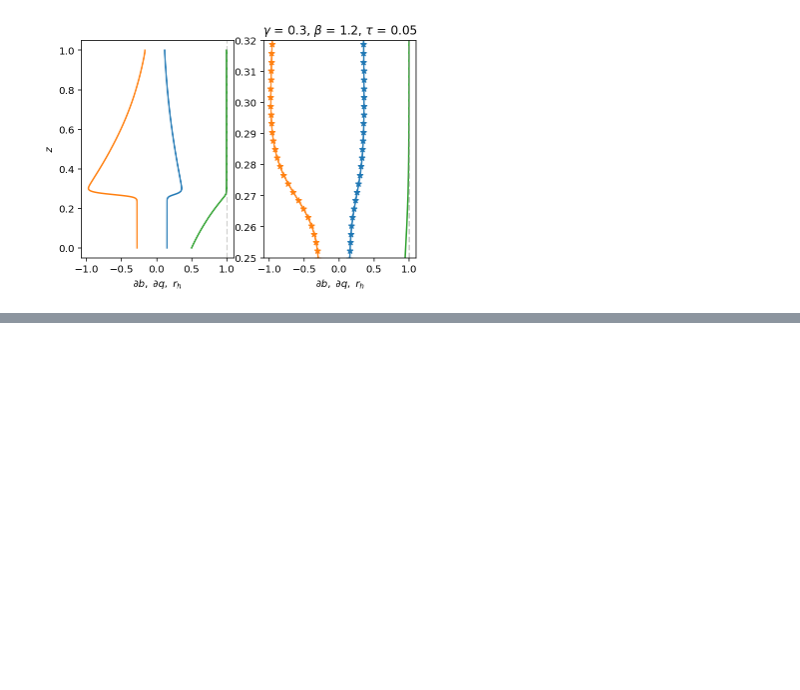
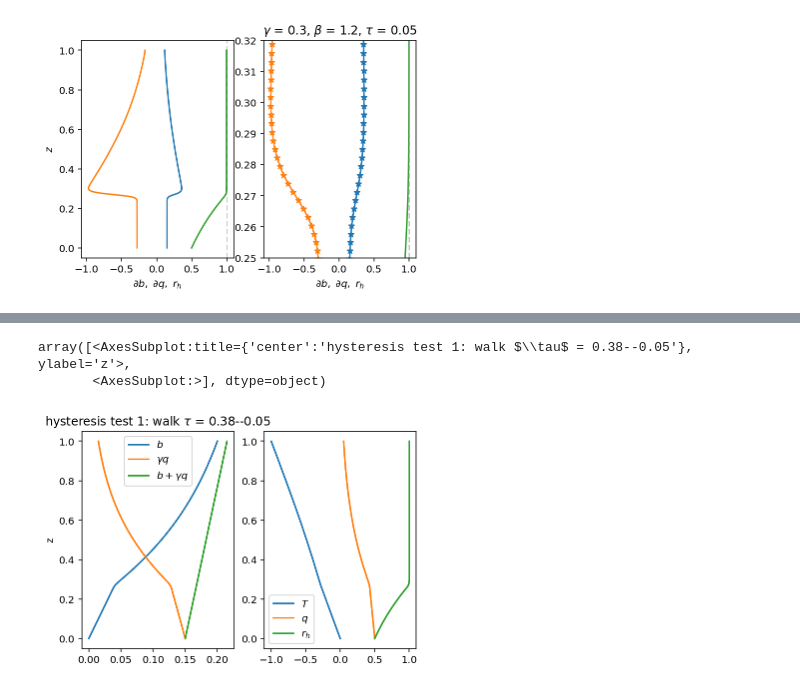
Before and after one commit to jsoishi/rainy_benard_aggregation, a Jupyter notebook: python/nlbvp/rainy_benard_lambert_W_unsaturated_atm.ipynb, the cells around one changed output, grey strips where cells are left out. Cells and saved outputs as stored; diff of their text form; code cells hidden in the pictures; blank space fills up the shorter version.

Commit message:
Adds hysteresis tests.  Tightens tolerances (tol=1e-3), which causes all k-dependent behaviour to disappear!  Huge!

```diff
--- a/python/nlbvp/rainy_benard_lambert_W_unsaturated_atm.ipynb
+++ b/python/nlbvp/rainy_benard_lambert_W_unsaturated_atm.ipynb
@@ -387,0 +391,39 @@ print('us:     {:.2g}'.format(tau['g'][0,0,0]))
+# %%
+taus = [k for k in NLBVP_library]
+start_tau = taus[0]
+stop_tau  = taus[-1]
+start_k = 1e5
+
+start_sol = NLBVP_library[start_tau][start_k]
+ax = plot_solution(NLBVP_sol, title=r'hysteresis test 1: walk $\tau$ = {:.2g}--{:.2g}'.format(start_tau, stop_tau), linestyle='solid')
+
+b.change_scales(dealias)
+q.change_scales(dealias)
+b['g'] = start_sol['b']['g']
+q['g'] = start_sol['q']['g']
+temp = b - β*z_grid
+temp.name = 'T'
+
+qs = np.exp(α*temp)
+rh = q*np.exp(-α*temp)
+
+for system in ['subsystems']:
+     logging.getLogger(system).setLevel(logging.WARNING)
+
+# Relax on tau
+for tau_i in np.logspace(np.log10(start_tau), np.log10(stop_tau), num=4):
+    tau['g'] = tau_i
+    k = start_k
+    solver = problem.build_solver()
+    pert_norm = np.inf
+    tol = 1e-3
+    while pert_norm > tol:
+        solver.newton_iteration()
+        pert_norm = sum(pert.allreduce_data_norm('c', 2) for pert in solver.perturbations)
+        logger.info("tau = {:.1g}, k = {:.0g}, L2 err = {:.1g}".format(tau['g'][0,0,0], k, pert_norm))
+    sol = {'b':b.copy(), 'q':q.copy(), 'm':(b+γ*q).evaluate().copy(), 'T':temp.evaluate().copy(), 'rh':rh.evaluate().copy()}
+    zc = find_zc(sol)
+    logger.info('tau = {:.1g}, k = {:.0g}, zc = {:.2g}'.format(tau['g'][0,0,0], k, zc))
+NLBVP_sol = {'b':b.copy(), 'q':q.copy(), 'm':(b+γ*q).evaluate().copy(), 'T':temp.evaluate().copy(), 'rh':rh.evaluate().copy()}
+plot_solution(NLBVP_sol, linestyle='solid', ax=ax)
+# %% [output]
@@ -387,0 +447,3 @@ print('us:     {:.2g}'.format(tau['g'][0,0,0]))
+array([<AxesSubplot:title={'center':'hysteresis test 1: walk $\\tau$ = 0.38--0.05'}, ylabel='z'>,
+       <AxesSubplot:>], dtype=object)
+[figure, added]
```
Also changed, not shown: parts of 25 cells of this notebook.
